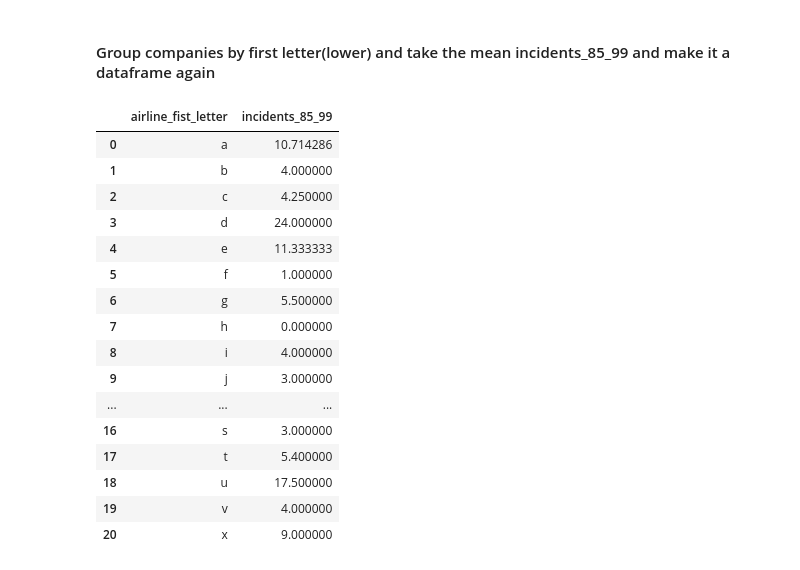
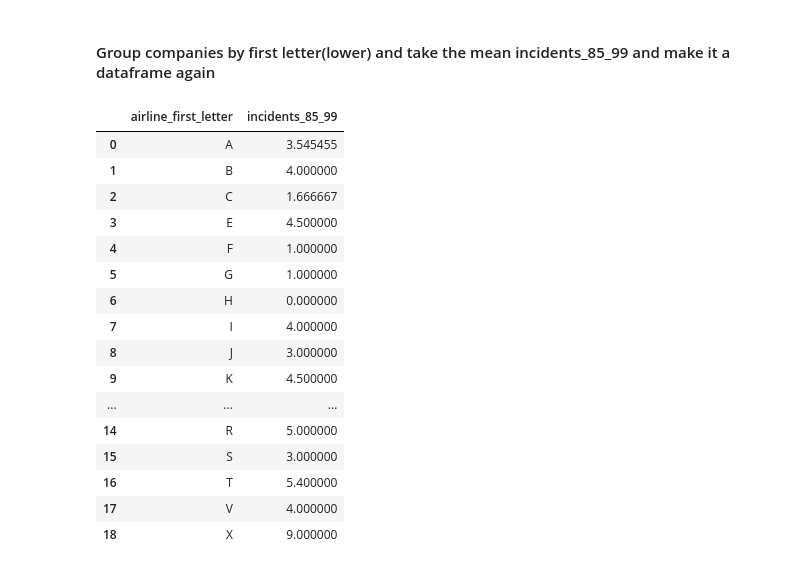
Before and after one commit to ghilu91/exercises_pandas_numpy, a Jupyter notebook: pandas_exercises.ipynb, the cells around one changed output. Drawn from its saved outputs; the diff is of its cells as text; code cells hidden in the pictures.

```diff
--- a/learning_numpy_pandas_exercises.ipynb
+++ b/pandas_exercises.ipynb
@@ -7,3 +7,3 @@ import _ as pd
 # %%
-df = _
+df = pd.read_csv("airline_safety_data.txt")
 # %%
@@ -69,7 +71,9 @@ memory usage: 3.6+ KB
 # %% [markdown]
 #### Select companies and incidents_85_99 with incidents_85_99 is less than 10
 # %%
-_
+mask = df['incidents_85_99'] < 10
+df2 = df[mask][['airline','incidents_85_99']]
+df2
 # %% [output]
 |  | airline | incidents_85_99 |
 | 0 | Aer Lingus | 2 |
@@ -91,24 +95,27 @@ _
 # %% [markdown]
 #### Group companies by first letter(lower) and take the mean incidents_85_99 and make it a dataframe again
 # %%
-_
+df2['airline_first_letter'] = df2['airline'].str[0]
+df3 = df2[['airline_first_letter','incidents_85_99']].groupby('airline_first_letter').mean()
 # %%
-_
+
+df3 = pd.DataFrame(df3, columns= ['incidents_85_99'])
+df3.reset_index()
 # %% [output]
-|  | airline_fist_letter | incidents_85_99 |
-| 0 | a | 10.714286 |
-| 1 | b | 4.000000 |
-| 2 | c | 4.250000 |
-| 3 | d | 24.000000 |
-| 4 | e | 11.333333 |
-| 5 | f | 1.000000 |
-| 6 | g | 5.500000 |
-| 7 | h | 0.000000 |
-| 8 | i | 4.000000 |
-| 9 | j | 3.000000 |
+|  | airline_first_letter | incidents_85_99 |
+| 0 | A | 3.545455 |
+| 1 | B | 4.000000 |
+| 2 | C | 1.666667 |
+| 3 | E | 4.500000 |
+| 4 | F | 1.000000 |
+| 5 | G | 1.000000 |
+| 6 | H | 0.000000 |
+| 7 | I | 4.000000 |
+| 8 | J | 3.000000 |
+| 9 | K | 4.500000 |
 | ... | ... | ... |
-| 16 | s | 3.000000 |
-| 17 | t | 5.400000 |
-| 18 | u | 17.500000 |
-| 19 | v | 4.000000 |
-| 20 | x | 9.000000 |
+| 14 | R | 5.000000 |
+| 15 | S | 3.000000 |
+| 16 | T | 5.400000 |
+| 17 | V | 4.000000 |
+| 18 | X | 9.000000 |
```
Also changed, not shown: parts of 7 cells of this notebook.
